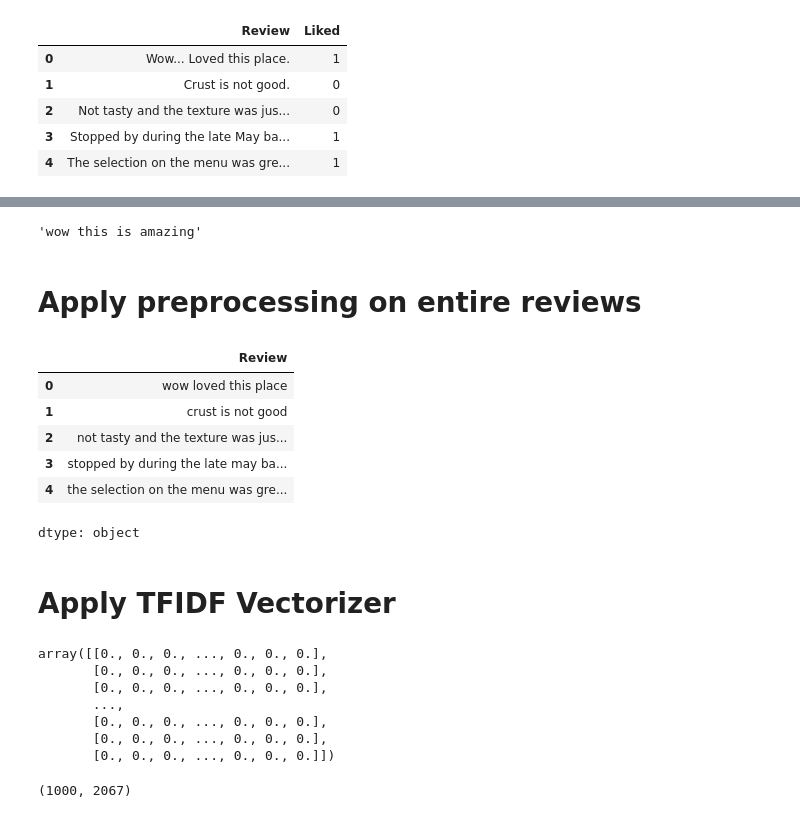
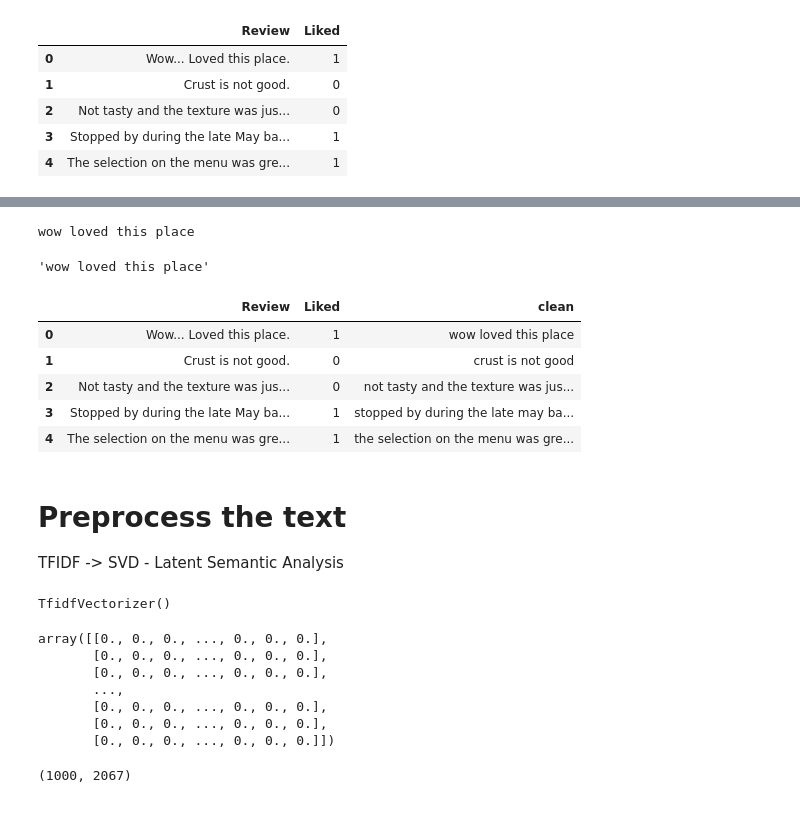
Before and after one commit to utkarshg1/Test1, a Jupyter notebook: Sentiment_analysis.ipynb, the cells around one changed output, grey strips where cells are left out. Drawn from its saved outputs; the diff is of its cells as text; code cells hidden in the pictures.

```diff
--- a/Sentiment_analysis.ipynb
+++ b/Sentiment_analysis.ipynb
@@ -8,7 +9,7 @@
 # %% [markdown]
 # Step 1 - Data Ingestion
 # %%
-url1 = "https://raw.githubusercontent.com/utkarshg1/Neural-Net-Datasets/refs/heads/main/Restaurant_Reviews.tsv"
-print(url1)
+url = "https://raw.githubusercontent.com/utkarshg1/Neural-Net-Datasets/refs/heads/main/Restaurant_Reviews.tsv"
+print(url)
 # %% [output]
 https://raw.githubusercontent.com/utkarshg1/Neural-Net-Datasets/refs/heads/main/Restaurant_Reviews.tsv
@@ -19,7 +16,6 @@ a       b
 # %%
 import pandas as pd
-
-df = pd.read_csv(url1, sep="\t")
+df = pd.read_csv(url, sep="\t")
 df.head()
 # %% [output]
 |  | Review | Liked |
@@ -43,43 +40,58 @@ re.sub("[^a-z 0-9]", "",a.lower() )
+# %%
+# Remove the punctuation marks
+# \w - any word (a-z0-9)
+# \s - spaces or new line
+# [] - is group of characters
+# ^ - not
+import re
+
+clean_st = re.sub(r"[^\w\s]", "", st)
+print(clean_st)
+# %% [output]
+wow loved this place
 # %%
 import re
 
-def preprocess_text(text: str) -> str:
+def clean_text(text: str) -> str:
   text = text.lower()
-  text = re.sub("[^a-z 0-9]", "", text)
-  return text.strip()
+  text = re.sub("[^\w\s]", "", text)
+  text = text.strip()
+  return text
-# %%
-preprocess_text(a)
-# %% [output]
-'wow this is amazing'
-# %% [markdown]
-# Apply preprocessing on entire reviews
+# %%
+clean_text("Wow... Loved this place.	")
+# %% [output]
+'wow loved this place'
 # %%
-X = df["Review"].apply(preprocess_text)
-X.head()
+df["clean"] = df["Review"].apply(clean_text)
+df.head()
 # %% [output]
-|  | Review |
-| 0 | wow loved this place |
-| 1 | crust is not good |
-| 2 | not tasty and the texture was jus... |
-| 3 | stopped by during the late may ba... |
-| 4 | the selection on the menu was gre... |
+|  | Review | Liked | clean |
+| 0 | Wow... Loved this place. | 1 | wow loved this place |
+| 1 | Crust is not good. | 0 | crust is not good |
+| 2 | Not tasty and the texture was jus... | 0 | not tasty and the texture was jus... |
+| 3 | Stopped by during the late May ba... | 1 | stopped by during the late may ba... |
+| 4 | The selection on the menu was gre... | 1 | the selection on the menu was gre... |
-dtype: object
-# %% [markdown]
-# Apply TFIDF Vectorizer
+# %% [markdown]
+# Preprocess the text
+TFIDF -> SVD - Latent Semantic Analysis
 # %%
 from sklearn.feature_extraction.text import TfidfVectorizer
 
 tfidf = TfidfVectorizer()
-X_pre = tfidf.fit_transform(X).toarray()
-X_pre
+tfidf.fit(df["clean"])
 # %% [output]
-array([[0., 0., 0., ..., 0., 0., 0.],
-       [0., 0., 0., ..., 0., 0., 0.],
-       [0., 0., 0., ..., 0., 0., 0.],
-       ...,
-       [0., 0., 0., ..., 0., 0., 0.],
-       [0., 0., 0., ..., 0., 0., 0.],
-       [0., 0., 0., ..., 0., 0., 0.]])
+TfidfVectorizer()
+# %%
+X_pre = tfidf.transform(df["clean"]).toarray()
+X_pre
+# %% [output]
+array([[0., 0., 0., ..., 0., 0., 0.],
+       [0., 0., 0., ..., 0., 0., 0.],
+       [0., 0., 0., ..., 0., 0., 0.],
+       ...,
+       [0., 0., 0., ..., 0., 0., 0.],
+       [0., 0., 0., ..., 0., 0., 0.],
+       [0., 0., 0., ..., 0., 0., 0.]])
 # %%
 X_pre.shape
 # %% [output]
```
Also changed, not shown: parts of 67 cells of this notebook.
